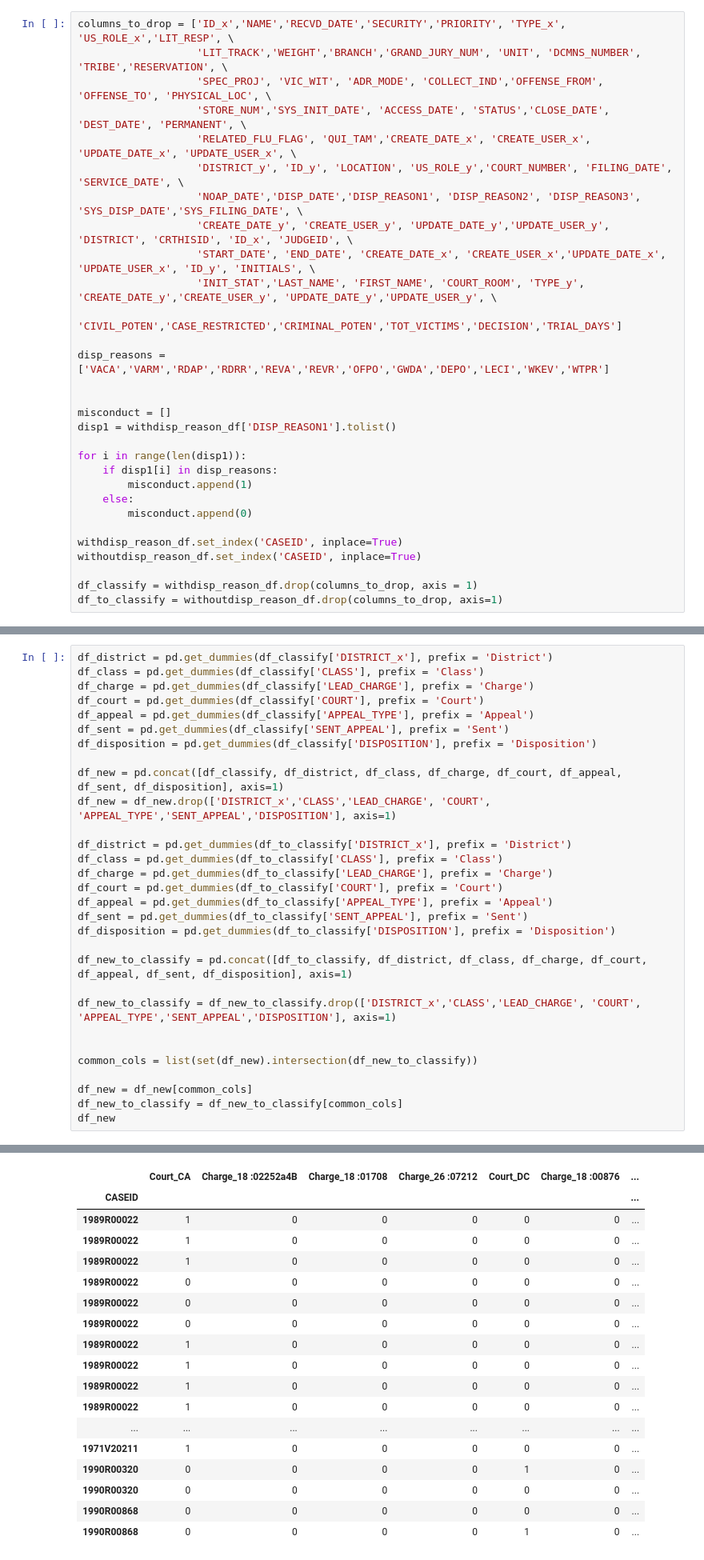
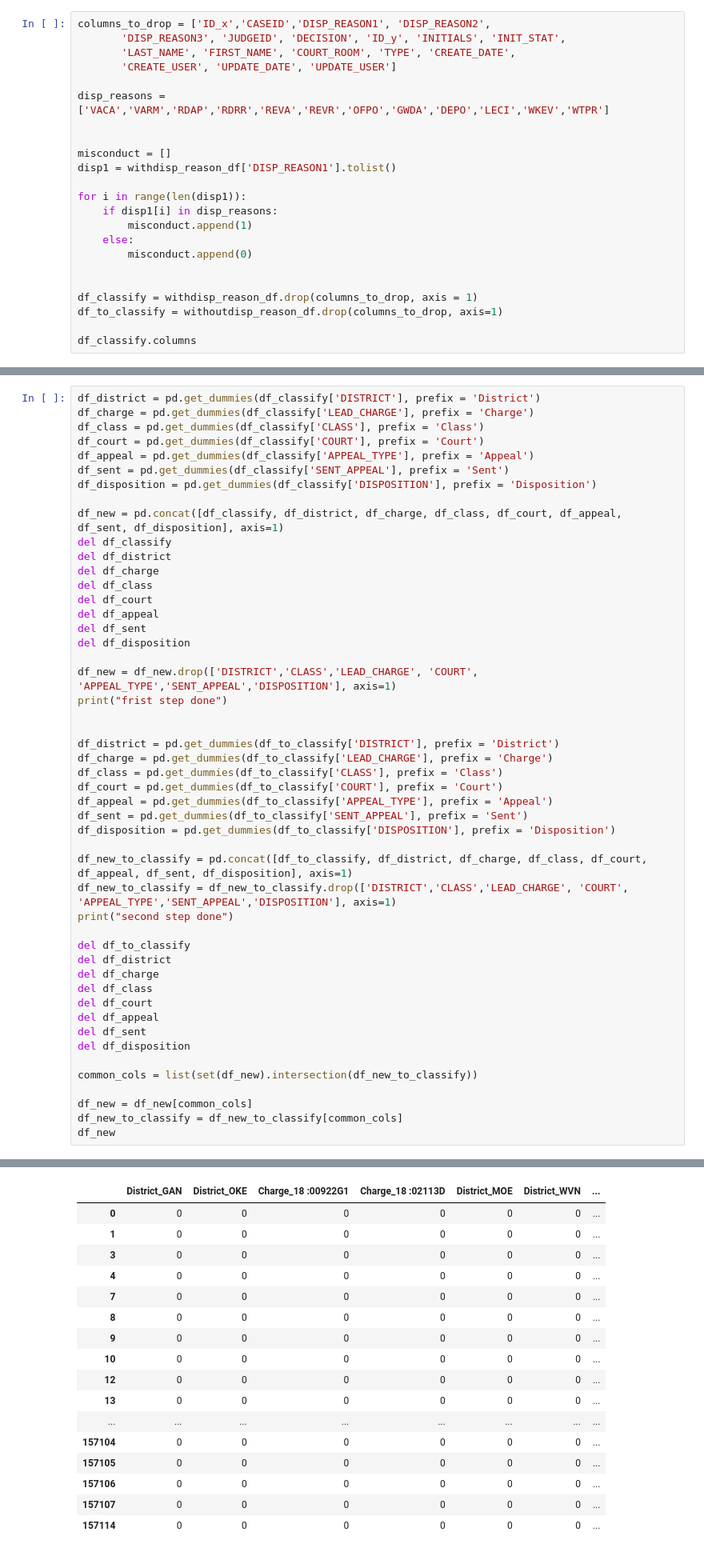
Before and after one commit to bgaudiosi/federal-prosecutors, a Jupyter notebook: project.ipynb, the cells around one changed output, grey strips where cells are left out. Shown: that part at 80% size. Saved outputs shown, nothing was run; the diff lists cells and outputs as text.

```diff
--- a/project.ipynb
+++ b/project.ipynb
@@ -62,15 +88,8 @@ del withdisp_df
 # %%
-columns_to_drop = ['ID_x','NAME','RECVD_DATE','SECURITY','PRIORITY', 'TYPE_x', 'US_ROLE_x','LIT_RESP', \
-                   'LIT_TRACK','WEIGHT','BRANCH','GRAND_JURY_NUM', 'UNIT', 'DCMNS_NUMBER', 'TRIBE','RESERVATION', \
-                   'SPEC_PROJ', 'VIC_WIT', 'ADR_MODE', 'COLLECT_IND','OFFENSE_FROM', 'OFFENSE_TO', 'PHYSICAL_LOC', \
-                   'STORE_NUM','SYS_INIT_DATE', 'ACCESS_DATE', 'STATUS','CLOSE_DATE', 'DEST_DATE', 'PERMANENT', \
-                   'RELATED_FLU_FLAG', 'QUI_TAM','CREATE_DATE_x', 'CREATE_USER_x', 'UPDATE_DATE_x', 'UPDATE_USER_x', \
-                   'DISTRICT_y', 'ID_y', 'LOCATION', 'US_ROLE_y','COURT_NUMBER', 'FILING_DATE', 'SERVICE_DATE', \
-                   'NOAP_DATE','DISP_DATE','DISP_REASON1', 'DISP_REASON2', 'DISP_REASON3', 'SYS_DISP_DATE','SYS_FILING_DATE', \
-                   'CREATE_DATE_y', 'CREATE_USER_y', 'UPDATE_DATE_y','UPDATE_USER_y', 'DISTRICT', 'CRTHISID', 'ID_x', 'JUDGEID', \
-                   'START_DATE', 'END_DATE', 'CREATE_DATE_x', 'CREATE_USER_x','UPDATE_DATE_x', 'UPDATE_USER_x', 'ID_y', 'INITIALS', \
-                   'INIT_STAT','LAST_NAME', 'FIRST_NAME', 'COURT_ROOM', 'TYPE_y', 'CREATE_DATE_y','CREATE_USER_y', 'UPDATE_DATE_y','UPDATE_USER_y', \
-                   'CIVIL_POTEN','CASE_RESTRICTED','CRIMINAL_POTEN','TOT_VICTIMS','DECISION','TRIAL_DAYS']
+columns_to_drop = ['ID_x','CASEID','DISP_REASON1', 'DISP_REASON2',
+       'DISP_REASON3', 'JUDGEID', 'DECISION', 'ID_y', 'INITIALS', 'INIT_STAT',
+       'LAST_NAME', 'FIRST_NAME', 'COURT_ROOM', 'TYPE', 'CREATE_DATE',
+       'CREATE_USER', 'UPDATE_DATE', 'UPDATE_USER']
 
 disp_reasons = ['VACA','VARM','RDAP','RDRR','REVA','REVR','OFPO','GWDA','DEPO','LECI','WKEV','WTPR']
 
@@ -84,8 +103,8 @@ for i in range(len(disp1)):
     else:
         misconduct.append(0)
 
-withdisp_reason_df.set_index('CASEID', inplace=True)
-withoutdisp_reason_df.set_index('CASEID', inplace=True)
 
 df_classify = withdisp_reason_df.drop(columns_to_drop, axis = 1)
 df_to_classify = withoutdisp_reason_df.drop(columns_to_drop, axis=1)
+
+df_classify.columns
@@ -92,27 +115,46 @@ df_to_classify = withoutdisp_reason_df.drop(columns_to_drop, axis=1)
 # %%
-df_district = pd.get_dummies(df_classify['DISTRICT_x'], prefix = 'District')
+df_district = pd.get_dummies(df_classify['DISTRICT'], prefix = 'District')
+df_charge = pd.get_dummies(df_classify['LEAD_CHARGE'], prefix = 'Charge')
 df_class = pd.get_dummies(df_classify['CLASS'], prefix = 'Class')
-df_charge = pd.get_dummies(df_classify['LEAD_CHARGE'], prefix = 'Charge')
 df_court = pd.get_dummies(df_classify['COURT'], prefix = 'Court')
 df_appeal = pd.get_dummies(df_classify['APPEAL_TYPE'], prefix = 'Appeal')
 df_sent = pd.get_dummies(df_classify['SENT_APPEAL'], prefix = 'Sent')
 df_disposition = pd.get_dummies(df_classify['DISPOSITION'], prefix = 'Disposition')
 
-df_new = pd.concat([df_classify, df_district, df_class, df_charge, df_court, df_appeal, df_sent, df_disposition], axis=1)
-df_new = df_new.drop(['DISTRICT_x','CLASS','LEAD_CHARGE', 'COURT', 'APPEAL_TYPE','SENT_APPEAL','DISPOSITION'], axis=1)
+df_new = pd.concat([df_classify, df_district, df_charge, df_class, df_court, df_appeal, df_sent, df_disposition], axis=1)
+del df_classify
+del df_district
+del df_charge
+del df_class
+del df_court
+del df_appeal
+del df_sent
+del df_disposition
 
-df_district = pd.get_dummies(df_to_classify['DISTRICT_x'], prefix = 'District')
+df_new = df_new.drop(['DISTRICT','CLASS','LEAD_CHARGE', 'COURT', 'APPEAL_TYPE','SENT_APPEAL','DISPOSITION'], axis=1)
+print("frist step done")
+
+
+df_district = pd.get_dummies(df_to_classify['DISTRICT'], prefix = 'District')
+df_charge = pd.get_dummies(df_to_classify['LEAD_CHARGE'], prefix = 'Charge')
 df_class = pd.get_dummies(df_to_classify['CLASS'], prefix = 'Class')
-df_charge = pd.get_dummies(df_to_classify['LEAD_CHARGE'], prefix = 'Charge')
 df_court = pd.get_dummies(df_to_classify['COURT'], prefix = 'Court')
 df_appeal = pd.get_dummies(df_to_classify['APPEAL_TYPE'], prefix = 'Appeal')
 df_sent = pd.get_dummies(df_to_classify['SENT_APPEAL'], prefix = 'Sent')
 df_disposition = pd.get_dummies(df_to_classify['DISPOSITION'], prefix = 'Disposition')
 
-df_new_to_classify = pd.concat([df_to_classify, df_district, df_class, df_charge, df_court, df_appeal, df_sent, df_disposition], axis=1)
+df_new_to_classify = pd.concat([df_to_classify, df_district, df_charge, df_class, df_court, df_appeal, df_sent, df_disposition], axis=1)
+df_new_to_classify = df_new_to_classify.drop(['DISTRICT','CLASS','LEAD_CHARGE', 'COURT', 'APPEAL_TYPE','SENT_APPEAL','DISPOSITION'], axis=1)
+print("second step done")
 
-df_new_to_classify = df_new_to_classify.drop(['DISTRICT_x','CLASS','LEAD_CHARGE', 'COURT', 'APPEAL_TYPE','SENT_APPEAL','DISPOSITION'], axis=1)
-
+del df_to_classify
+del df_district
+del df_charge
+del df_class
+del df_court
+del df_appeal
+del df_sent
+del df_disposition
 
 common_cols = list(set(df_new).intersection(df_new_to_classify))
 
@@ -123,18 +167,17 @@ df_new
-|  | Court_CA | Charge_18 :02252a4B | Charge_18 :01708 | Charge_26 :07212 | Court_DC | Charge_18 :00876 | ... |
-| CASEID |  |  |  |  |  |  | ... |
-| 1989R00022 | 1 | 0 | 0 | 0 | 0 | 0 | ... |
-| 1989R00022 | 1 | 0 | 0 | 0 | 0 | 0 | ... |
-| 1989R00022 | 1 | 0 | 0 | 0 | 0 | 0 | ... |
-| 1989R00022 | 0 | 0 | 0 | 0 | 0 | 0 | ... |
-| 1989R00022 | 0 | 0 | 0 | 0 | 0 | 0 | ... |
-| 1989R00022 | 0 | 0 | 0 | 0 | 0 | 0 | ... |
-| 1989R00022 | 1 | 0 | 0 | 0 | 0 | 0 | ... |
-| 1989R00022 | 1 | 0 | 0 | 0 | 0 | 0 | ... |
-| 1989R00022 | 1 | 0 | 0 | 0 | 0 | 0 | ... |
-| 1989R00022 | 1 | 0 | 0 | 0 | 0 | 0 | ... |
+|  | District_GAN | District_OKE | Charge_18 :00922G1 | Charge_18 :02113D | District_MOE | District_WVN | ... |
+| 0 | 0 | 0 | 0 | 0 | 0 | 0 | ... |
+| 1 | 0 | 0 | 0 | 0 | 0 | 0 | ... |
+| 3 | 0 | 0 | 0 | 0 | 0 | 0 | ... |
+| 4 | 0 | 0 | 0 | 0 | 0 | 0 | ... |
+| 7 | 0 | 0 | 0 | 0 | 0 | 0 | ... |
+| 8 | 0 | 0 | 0 | 0 | 0 | 0 | ... |
+| 9 | 0 | 0 | 0 | 0 | 0 | 0 | ... |
+| 10 | 0 | 0 | 0 | 0 | 0 | 0 | ... |
+| 12 | 0 | 0 | 0 | 0 | 0 | 0 | ... |
+| 13 | 0 | 0 | 0 | 0 | 0 | 0 | ... |
 | ... | ... | ... | ... | ... | ... | ... | ... |
-| 1971V20211 | 1 | 0 | 0 | 0 | 0 | 0 | ... |
-| 1990R00320 | 0 | 0 | 0 | 0 | 1 | 0 | ... |
-| 1990R00320 | 0 | 0 | 0 | 0 | 0 | 0 | ... |
-| 1990R00868 | 0 | 0 | 0 | 0 | 0 | 0 | ... |
-| 1990R00868 | 0 | 0 | 0 | 0 | 1 | 0 | ... |
+| 157104 | 0 | 0 | 0 | 0 | 0 | 0 | ... |
+| 157105 | 0 | 0 | 0 | 0 | 0 | 0 | ... |
+| 157106 | 0 | 0 | 0 | 0 | 0 | 0 | ... |
+| 157107 | 0 | 0 | 0 | 0 | 0 | 0 | ... |
+| 157114 | 0 | 0 | 0 | 0 | 0 | 0 | ... |
```
Also changed, not shown: parts of 14 cells of this notebook.
